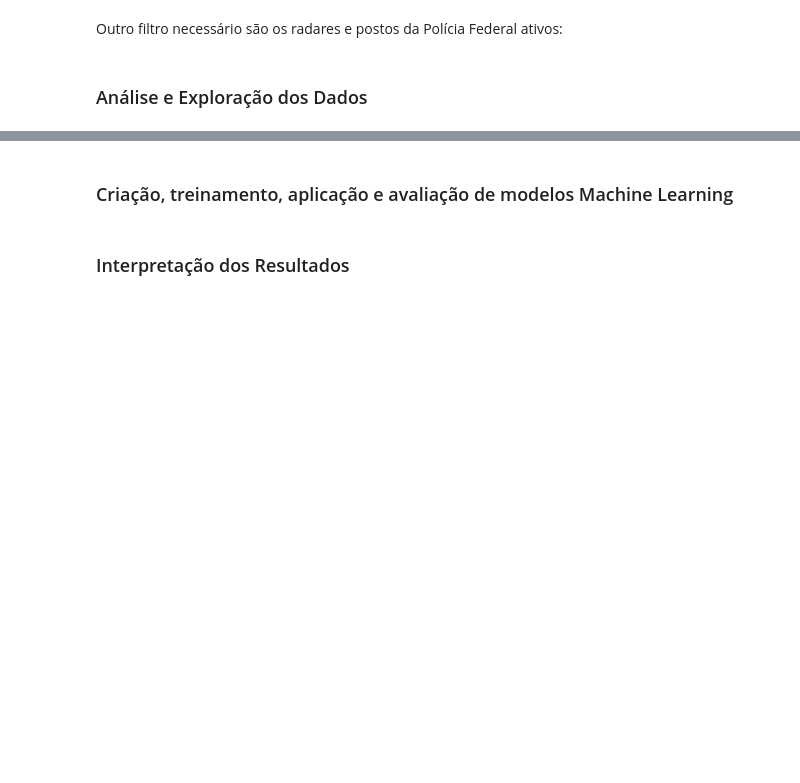
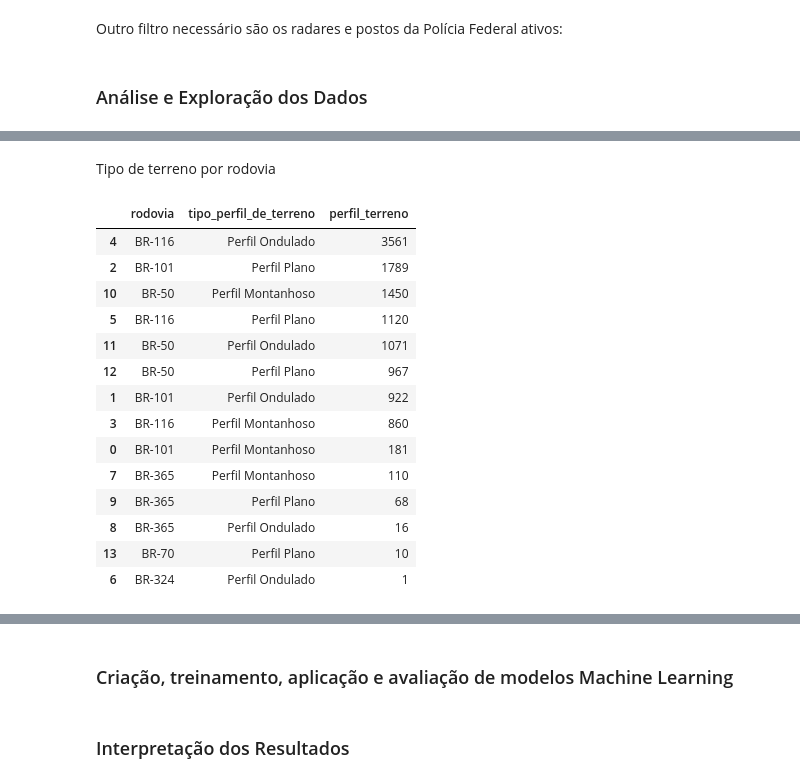
Before and after one commit to veronicasa95/TCC-PUC-MINAS, a Jupyter notebook: data-collect/TCC - PUC Minas - Verônica Sá.ipynb, the cells around one changed output, grey strips where cells are left out. Drawn from its saved outputs; the diff is of its cells as text; code cells hidden in the pictures; blank space fills up the shorter version.

```diff
--- a/data-collect/TCC - PUC Minas - Verônica Sá.ipynb
+++ b/data-collect/TCC - PUC Minas - Verônica Sá.ipynb
@@ -314,0 +405,20 @@ df_postos_prf = df_postos_prf[df_postos_prf['situacao'].str.contains("Ativo")]
+# %% [markdown]
+Tipo de terreno por rodovia
+# %%
+df_terreno.groupby(['rodovia','tipo_perfil_de_terreno']).size().reset_index(name='perfil_terreno').sort_values(by=['perfil_terreno'], ascending=False)
+# %% [output]
+|  | rodovia | tipo_perfil_de_terreno | perfil_terreno |
+| 4 | BR-116 | Perfil Ondulado | 3561 |
+| 2 | BR-101 | Perfil Plano | 1789 |
+| 10 | BR-50 | Perfil Montanhoso | 1450 |
+| 5 | BR-116 | Perfil Plano | 1120 |
+| 11 | BR-50 | Perfil Ondulado | 1071 |
+| 12 | BR-50 | Perfil Plano | 967 |
+| 1 | BR-101 | Perfil Ondulado | 922 |
+| 3 | BR-116 | Perfil Montanhoso | 860 |
+| 0 | BR-101 | Perfil Montanhoso | 181 |
+| 7 | BR-365 | Perfil Montanhoso | 110 |
+| 9 | BR-365 | Perfil Plano | 68 |
+| 8 | BR-365 | Perfil Ondulado | 16 |
+| 13 | BR-70 | Perfil Plano | 10 |
+| 6 | BR-324 | Perfil Ondulado | 1 |
```
Also changed, not shown: parts of 18 cells of this notebook.
